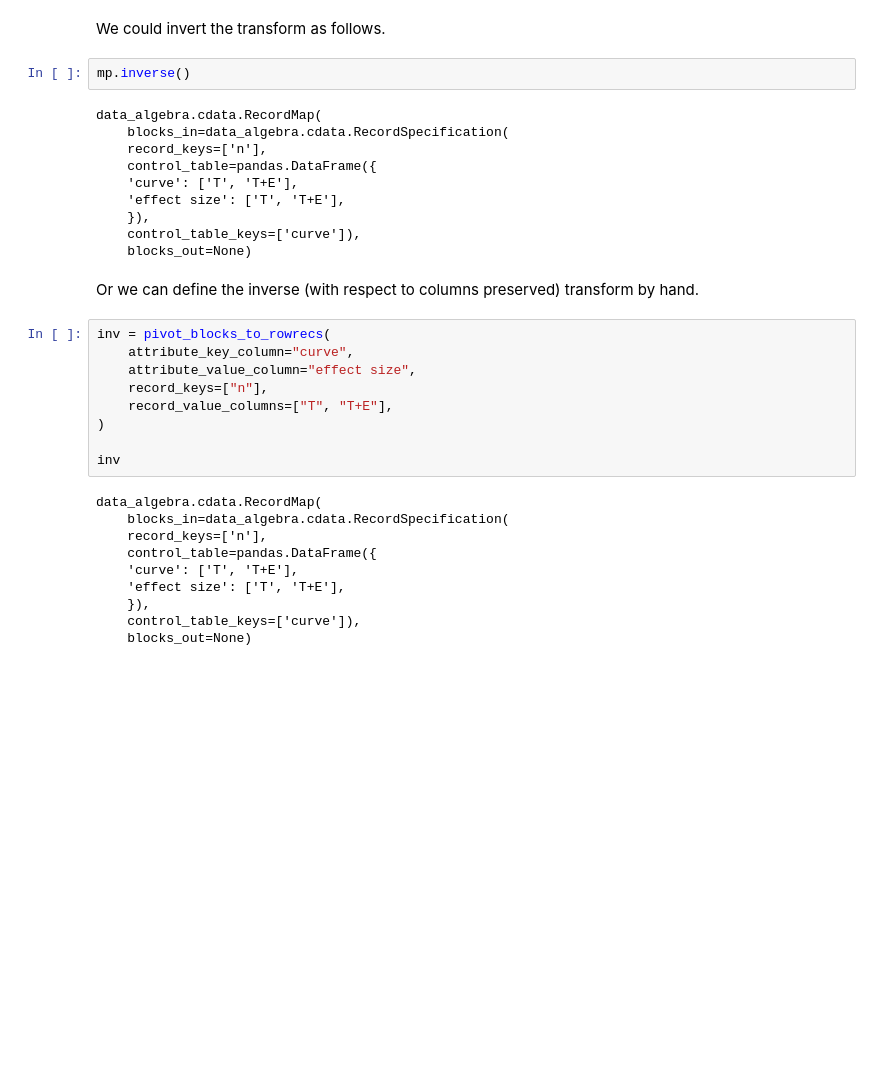
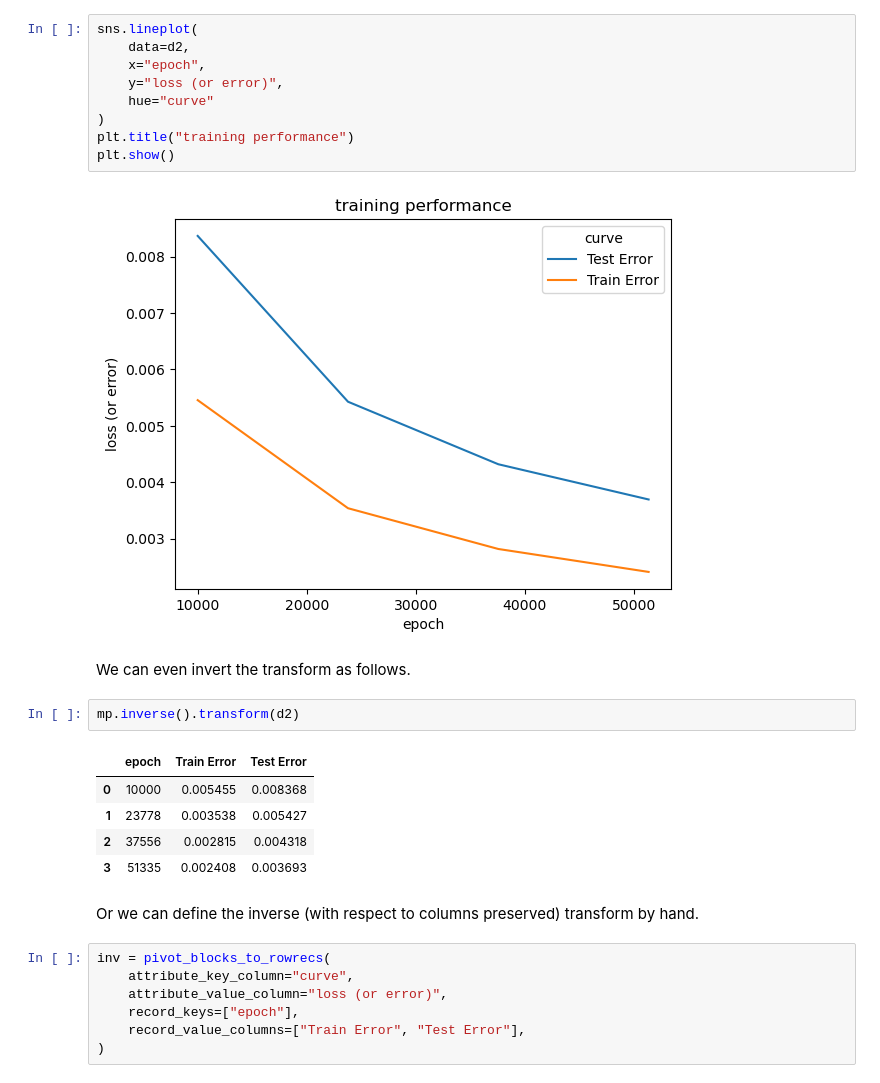
Before and after one commit to WinVector/data_algebra, a Jupyter notebook: Examples/cdata/pivot_unpivot.ipynb, the cells around one changed output. Saved outputs shown, nothing was run; the diff lists cells and outputs as text; blank space fills up the shorter version.

```diff
--- a/Examples/cdata/pivot_unpivot.ipynb
+++ b/Examples/cdata/pivot_unpivot.ipynb
@@ -59,38 +56,33 @@ d2
+# %%
+sns.lineplot(
+    data=d2,
+    x="epoch",
+    y="loss (or error)",
+    hue="curve"
+)
+plt.title("training performance")
+plt.show()
+# %% [output]
+[figure, added]
 # %% [markdown]
-We could invert the transform as follows.
+We can even invert the transform as follows.
 # %%
-mp.inverse()
+mp.inverse().transform(d2)
 # %% [output]
-data_algebra.cdata.RecordMap(
-    blocks_in=data_algebra.cdata.RecordSpecification(
-    record_keys=['n'],
-    control_table=pandas.DataFrame({
-    'curve': ['T', 'T+E'],
-    'effect size': ['T', 'T+E'],
-    }),
-    control_table_keys=['curve']),
-    blocks_out=None)
+|  | epoch | Train Error | Test Error |
+| 0 | 10000 | 0.005455 | 0.008368 |
+| 1 | 23778 | 0.003538 | 0.005427 |
+| 2 | 37556 | 0.002815 | 0.004318 |
+| 3 | 51335 | 0.002408 | 0.003693 |
 # %% [markdown]
 Or we can define the inverse (with respect to columns preserved) transform by hand.
 # %%
 inv = pivot_blocks_to_rowrecs(
     attribute_key_column="curve",
-    attribute_value_column="effect size",
-    record_keys=["n"],
-    record_value_columns=["T", "T+E"],
+    attribute_value_column="loss (or error)",
+    record_keys=["epoch"],
+    record_value_columns=["Train Error", "Test Error"],
 )
-
-inv
-# %% [output]
-data_algebra.cdata.RecordMap(
-    blocks_in=data_algebra.cdata.RecordSpecification(
-    record_keys=['n'],
-    control_table=pandas.DataFrame({
-    'curve': ['T', 'T+E'],
-    'effect size': ['T', 'T+E'],
-    }),
-    control_table_keys=['curve']),
-    blocks_out=None)
 # %%
 inv.transform(d2)
 # %% [output]
```
Also changed, not shown: parts of 16 cells of this notebook, 11 other files.
